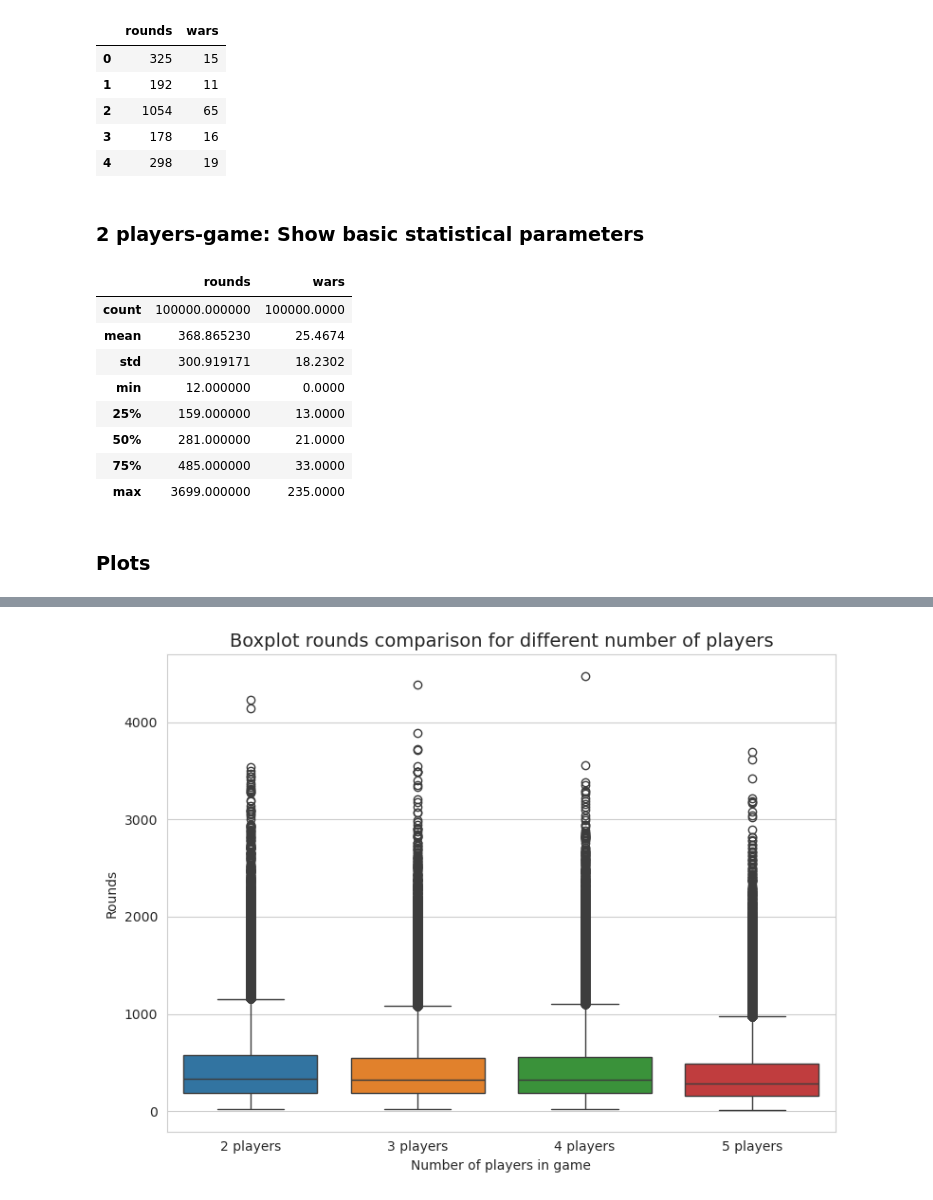
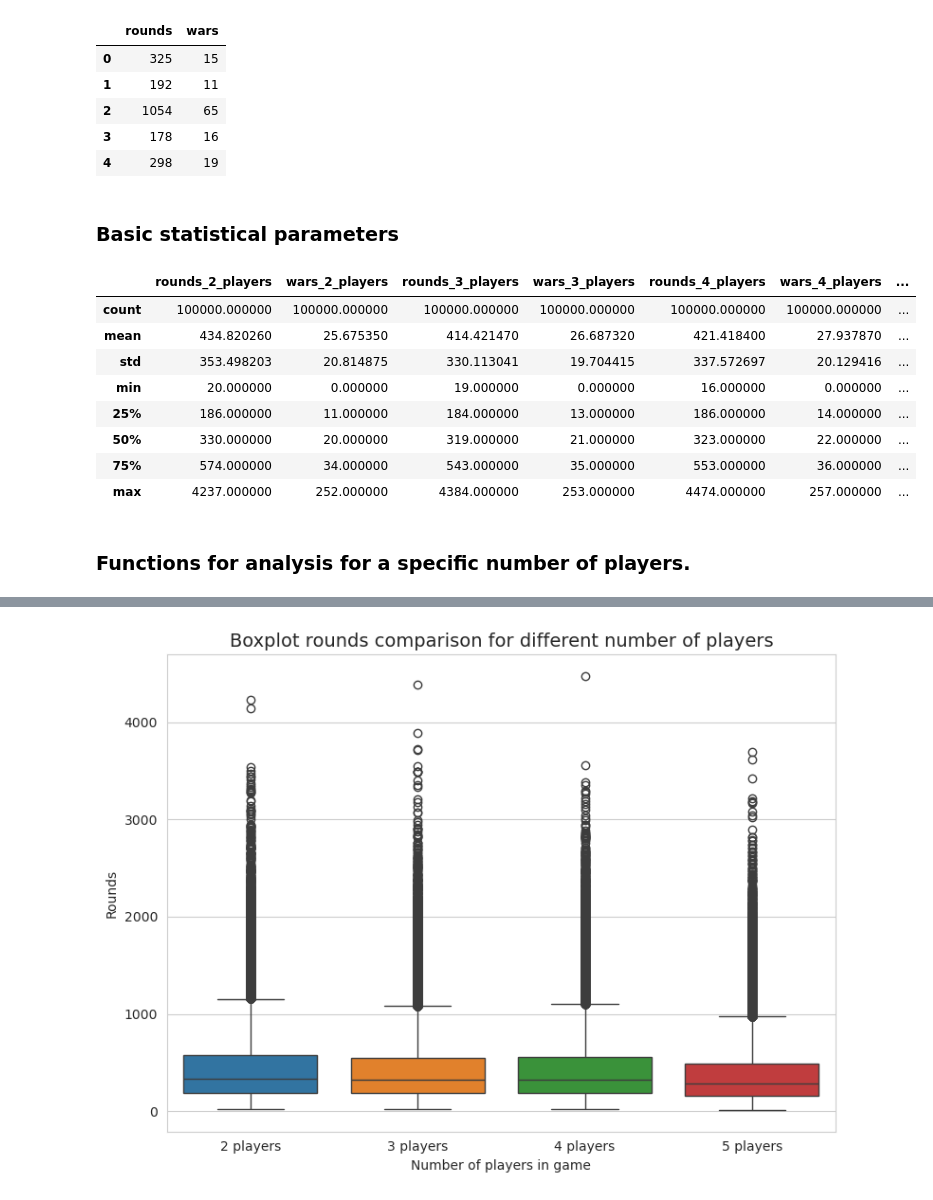
Before and after one commit to Agr3st/war-card-game-analysis, a Jupyter notebook: war_card_game_analysis.ipynb, the cells around one changed output, grey strips where cells are left out. Drawn from its saved outputs; the diff is of its cells as text; code cells hidden in the pictures.

Commit message:
analysis

```diff
--- a/war_card_game_analysis.ipynb
+++ b/war_card_game_analysis.ipynb
@@ -253,21 +253,32 @@ data_2_players.head()
 | 3 | 178 | 16 |
 | 4 | 298 | 19 |
 # %% [markdown]
-### 2 players-game: Show basic statistical parameters
+### Basic statistical parameters
 # %%
-data_2_players.describe()
+describe_2_players = data_2_players.describe()
+describe_3_players = data_3_players.describe()
+describe_4_players = data_4_players.describe()
+describe_5_players = data_5_players.describe()
+
+describe_2_players = describe_2_players.rename(columns={'rounds': 'rounds_2_players', 'wars': 'wars_2_players'})
+describe_3_players = describe_3_players.rename(columns={'rounds': 'rounds_3_players', 'wars': 'wars_3_players'})
+describe_4_players = describe_4_players.rename(columns={'rounds': 'rounds_4_players', 'wars': 'wars_4_players'})
+describe_5_players = describe_5_players.rename(columns={'rounds': 'rounds_5_players', 'wars': 'wars_5_players'})
+
+all_described = pd.concat([describe_2_players, describe_3_players, describe_4_players, describe_5_players], axis=1)
+all_described
 # %% [output]
-|  | rounds | wars |
-| count | 100000.000000 | 100000.0000 |
-| mean | 368.865230 | 25.4674 |
-| std | 300.919171 | 18.2302 |
-| min | 12.000000 | 0.0000 |
-| 25% | 159.000000 | 13.0000 |
-| 50% | 281.000000 | 21.0000 |
-| 75% | 485.000000 | 33.0000 |
-| max | 3699.000000 | 235.0000 |
+|  | rounds_2_players | wars_2_players | rounds_3_players | wars_3_players | rounds_4_players | wars_4_players | ... |
+| count | 100000.000000 | 100000.000000 | 100000.000000 | 100000.000000 | 100000.000000 | 100000.000000 | ... |
+| mean | 434.820260 | 25.675350 | 414.421470 | 26.687320 | 421.418400 | 27.937870 | ... |
+| std | 353.498203 | 20.814875 | 330.113041 | 19.704415 | 337.572697 | 20.129416 | ... |
+| min | 20.000000 | 0.000000 | 19.000000 | 0.000000 | 16.000000 | 0.000000 | ... |
+| 25% | 186.000000 | 11.000000 | 184.000000 | 13.000000 | 186.000000 | 14.000000 | ... |
+| 50% | 330.000000 | 20.000000 | 319.000000 | 21.000000 | 323.000000 | 22.000000 | ... |
+| 75% | 574.000000 | 34.000000 | 543.000000 | 35.000000 | 553.000000 | 36.000000 | ... |
+| max | 4237.000000 | 252.000000 | 4384.000000 | 253.000000 | 4474.000000 | 257.000000 | ... |
 # %% [markdown]
-### Plots
+### Functions for analysis for a specific number of players.
 # %%
 def distribution_of_rounds_and_wars_number(data, players_number, rounds_binwidth=50, wars_binwidth=5, directory_path=""):
     """
```
Also changed, not shown: parts of 17 cells of this notebook, 3 other files.
